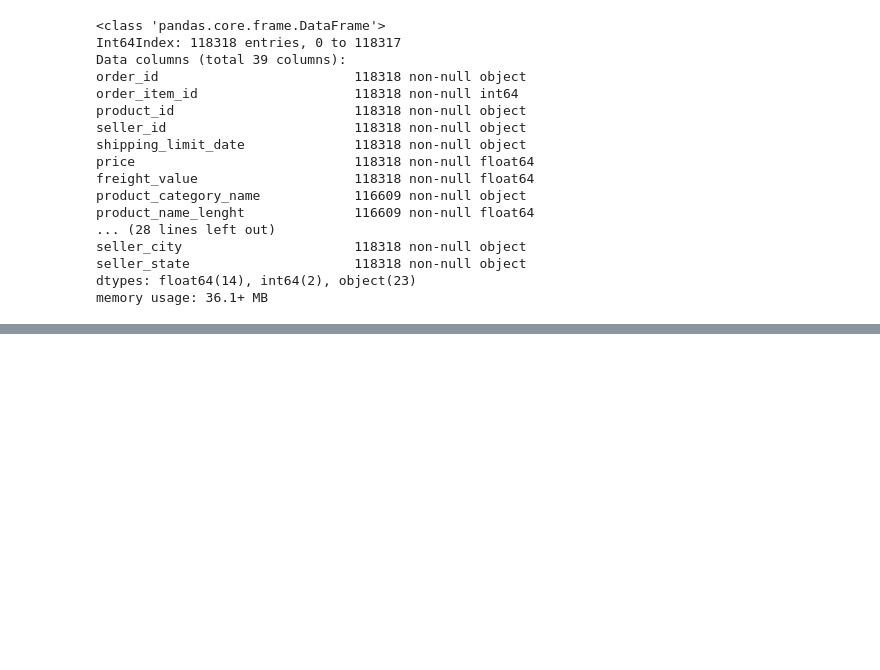
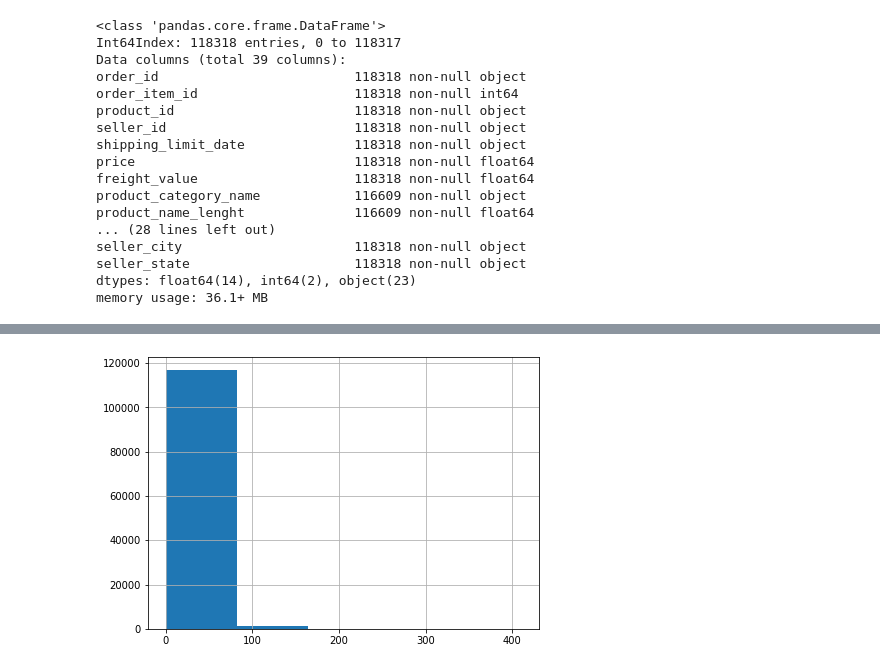
Before and after one commit to machadomr/DaysOfCode, a Jupyter notebook: 06_Other/01_Kaggle_Olist.ipynb, the cells around one changed output, grey strips where cells are left out. Cells and saved outputs as stored; diff of their text form; code cells hidden in the pictures; blank space fills up the shorter version.

```diff
--- a/06_Other/01_Kaggle_Olist.ipynb
+++ b/06_Other/01_Kaggle_Olist.ipynb
@@ -108,0 +157,5 @@ memory usage: 36.1+ MB
+# %%
+df_merged['freight_value'].hist(bins = 5, figsize = (7,5))
+plt.show()
+# %% [output]
+[figure, added]
```
Also changed, not shown: parts of 28 cells of this notebook.
